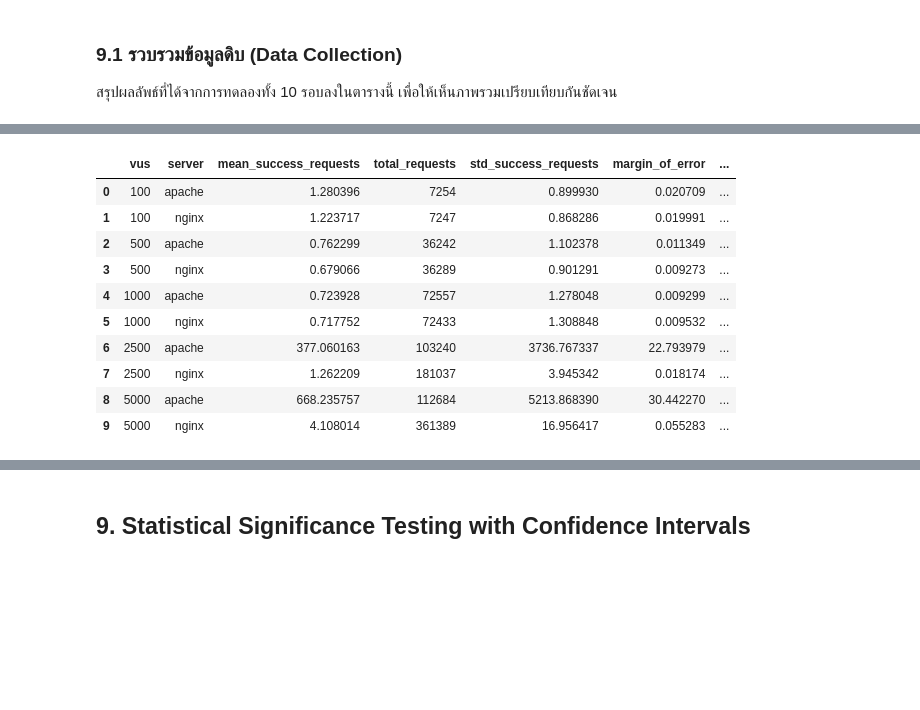
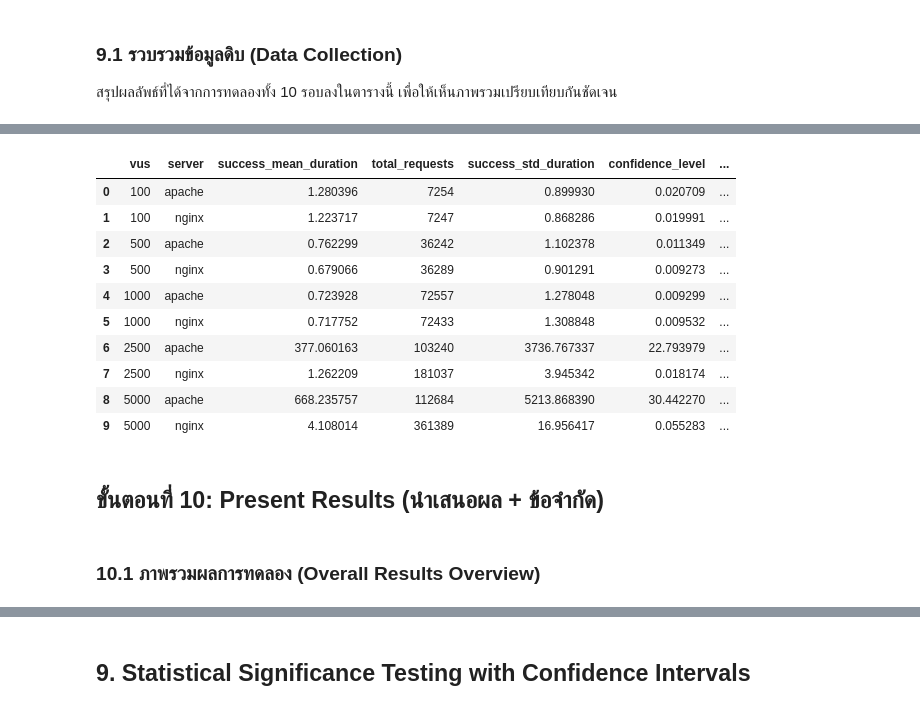
Before and after one commit to lemasc/ait-nao-docker, a Jupyter notebook: http/performance_analysis.ipynb, the cells around one changed output, grey strips where cells are left out. Drawn from its saved outputs; the diff is of its cells as text; code cells hidden in the pictures; blank space fills up the shorter version.

```diff
--- a/http/performance_analysis.ipynb
+++ b/http/performance_analysis.ipynb
@@ -337 +352,38 @@ z = 1.959963984540054
+# %%
+from typing import Dict, Tuple
+
+Interval = Tuple[float, float, float]
+
+def compare_intervals(intervals: Dict[str, Interval]):
+    if len(intervals) != 2:
+        raise ValueError("Exactly two intervals are required")
+
+    (key1, a), (key2, b) = intervals.items()
+    lower_a, upper_a = a
+    lower_b, upper_b = b
+
+    # Overlap check
+    if upper_a >= lower_b and upper_b >= lower_a:
+        return "overlap", 0
+
+    # No overlap: return which interval is upper
+    if lower_a > upper_b:
+        return key1, lower_a - upper_b
+    else:
+        return key2, lower_b - upper_a
+# %%
+class ConfidenceInterval:
+    LOWER = "ci_lower_bound"
+    UPPER = "ci_upper_bound"
+
+    @staticmethod
+    def get_tuple(df: pd.DataFrame):
+        return (df[ConfidenceInterval.LOWER], df[ConfidenceInterval.UPPER])
+
+    @staticmethod
+    def set_tuple(df: pd.DataFrame, interval: tuple[int, int]):
+        lower, upper = interval
+        df[ConfidenceInterval.LOWER] = lower
+        df[ConfidenceInterval.UPPER] = upper
+        return df
 # %% [markdown]
@@ -412,7 +447,8 @@ format_answer_9(df_results[df_results["cpu_limit"] == 0.5])
 # %%
-format_answer_9(df_results[df_results["cpu_limit"] == 1.0])
+df_ci_results_cpu10 = format_answer_9(df_results[df_results["cpu_limit"] == 1.0])
+df_ci_results_cpu10
 # %% [output]
-|  | vus | server | mean_success_requests | total_requests | std_success_requests | margin_of_error | ... |
+|  | vus | server | success_mean_duration | total_requests | success_std_duration | confidence_level | ... |
 | 0 | 100 | apache | 1.280396 | 7254 | 0.899930 | 0.020709 | ... |
 | 1 | 100 | nginx | 1.223717 | 7247 | 0.868286 | 0.019991 | ... |
 | 2 | 500 | apache | 0.762299 | 36242 | 1.102378 | 0.011349 | ... |
@@ -423,3 +459,7 @@ format_answer_9(df_results[df_results["cpu_limit"] == 1.0])
 | 7 | 2500 | nginx | 1.262209 | 181037 | 3.945342 | 0.018174 | ... |
 | 8 | 5000 | apache | 668.235757 | 112684 | 5213.868390 | 30.442270 | ... |
 | 9 | 5000 | nginx | 4.108014 | 361389 | 16.956417 | 0.055283 | ... |
+# %% [markdown]
+## ขั้นตอนที่ 10: Present Results (นำเสนอผล + ข้อจำกัด)
+# %% [markdown]
+### 10.1 ภาพรวมผลการทดลอง (Overall Results Overview)
```
Also changed, not shown: parts of 36 cells of this notebook.
